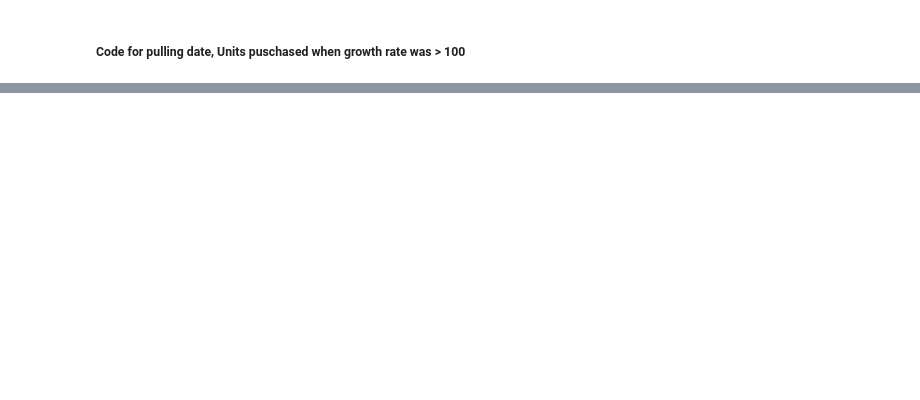
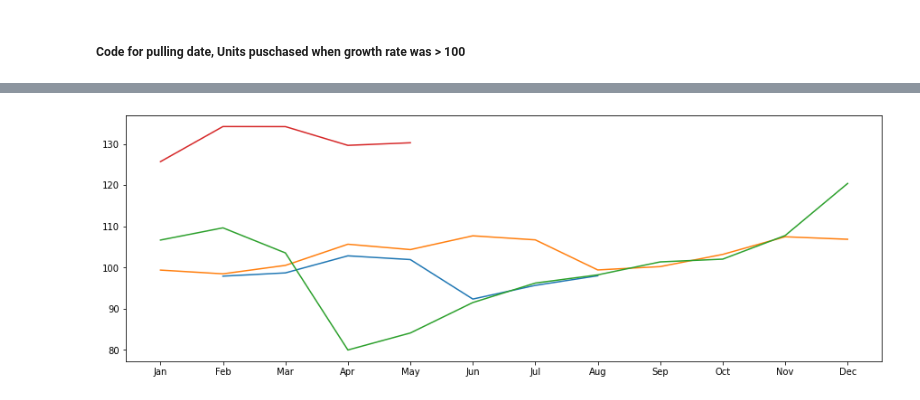
Before and after one commit to pradeepn2011/My_1st_Python3_projects, a Jupyter notebook: 1_pgm_market_growth.ipynb, the cells around one changed output, grey strips where cells are left out. Drawn from its saved outputs; the diff is of its cells as text; code cells hidden in the pictures; blank space fills up the shorter version.

```diff
--- a/1_pgm_market_growth.ipynb
+++ b/1_pgm_market_growth.ipynb
@@ -88,0 +159,36 @@ Data showing when Growth rate is above 100%:
+# %%
+#### Below code is used to display growth rate for the year 2018-to-21 years sheet-wise
+
+stats1 = file.parse("2018_Market")
+stats2 = file.parse("2019_Market")
+stats3 = file.parse("2020_Market")
+stats4 = file.parse("2021_Market")
+
+import matplotlib.pyplot as plt
+
+#x1 = ["May", "Jun","Jul","Aug","Sep","Oct","Nov","Dec"]
+y1 = stats1['GrowthRate']
+
+#x2 = stats2['NAV_as_on']
+x2 = ["Jan","Feb","Mar","Apr","May", "Jun","Jul","Aug","Sep","Oct","Nov","Dec"]
+y2 = stats2['GrowthRate']
+
+
+#x3 = stats3['NAV_as_on']
+y3 = stats3['GrowthRate']
+
+#x4 = stats4['NAV_as_on']
+y4 = stats4['GrowthRate']
+
+
+plt.plot(y1)
+plt.plot(x2,y2)
+plt.plot(x2,y3)
+plt.plot(y4)
+plt.show()
+
+#not able to plot for the sheet "2018_Market" coz
+#x-axis , y-axis should have same data point as we have it for "2019-20_Market",
+#instead we can only plot y-axis of "2018-Market" only
+# %% [output]
+[figure, added]
```
Also changed, not shown: parts of 12 cells of this notebook, 1 other file.
